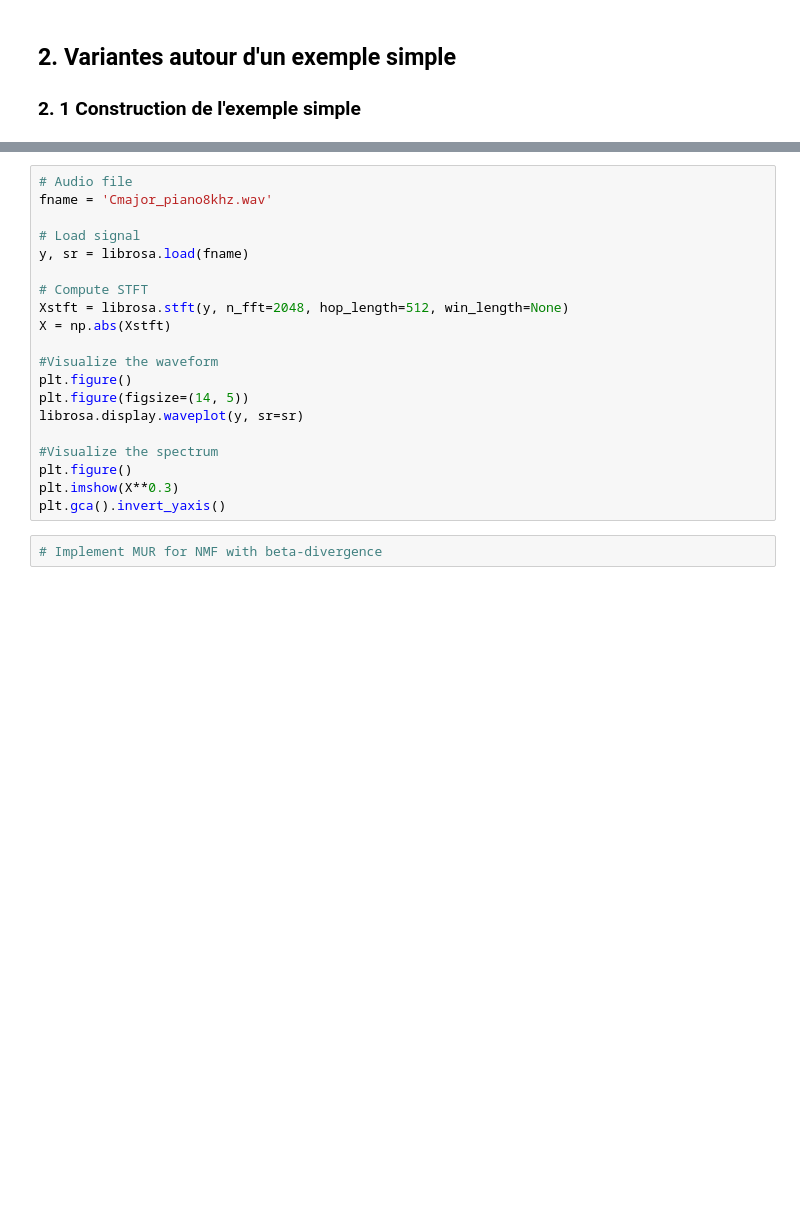
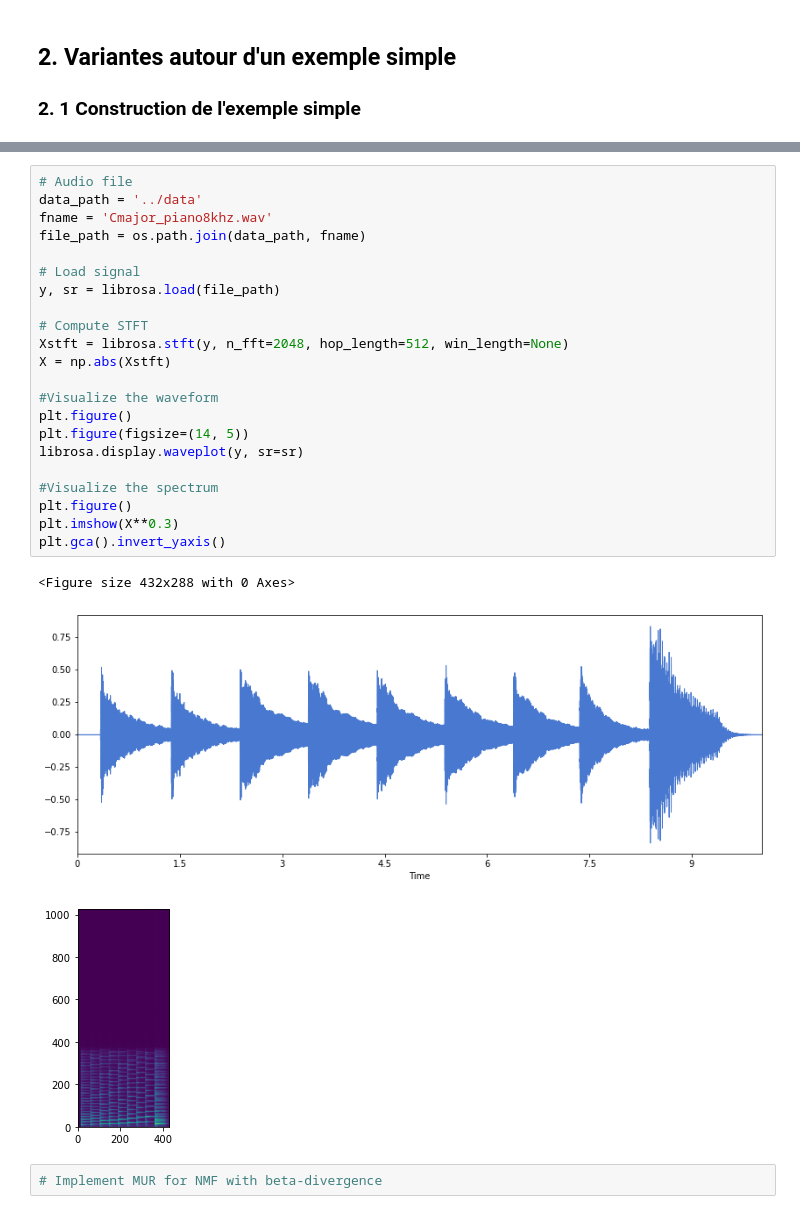
Before and after one commit to piptouque/atiam_tp_signal, a Jupyter notebook: tp_nmf/source/NMF_TP.ipynb, the cells around one changed output, grey strips where cells are left out. Saved outputs shown, nothing was run; the diff lists cells and outputs as text; blank space fills up the shorter version.

```diff
--- a/tp_nmf/source/NMF_TP.ipynb
+++ b/tp_nmf/source/NMF_TP.ipynb
@@ -63,24 +74,30 @@ import librosa
 import librosa.display
 # %%
 # Audio file
+data_path = '../data'
 fname = 'Cmajor_piano8khz.wav'
+file_path = os.path.join(data_path, fname)
 
 # Load signal
-y, sr = librosa.load(fname)
+y, sr = librosa.load(file_path)
 
 # Compute STFT
 Xstft = librosa.stft(y, n_fft=2048, hop_length=512, win_length=None)
 X = np.abs(Xstft)
 
 #Visualize the waveform
 plt.figure()
 plt.figure(figsize=(14, 5))
 librosa.display.waveplot(y, sr=sr)
 
 #Visualize the spectrum
 plt.figure()
 plt.imshow(X**0.3)
 plt.gca().invert_yaxis()
+# %% [output]
+<Figure size 432x288 with 0 Axes>
+[figure, added]
+[figure, added]
 # %%
 # Implement MUR for NMF with beta-divergence
 # %%
```
Also changed, not shown: parts of 5 cells of this notebook, 3 other files.
